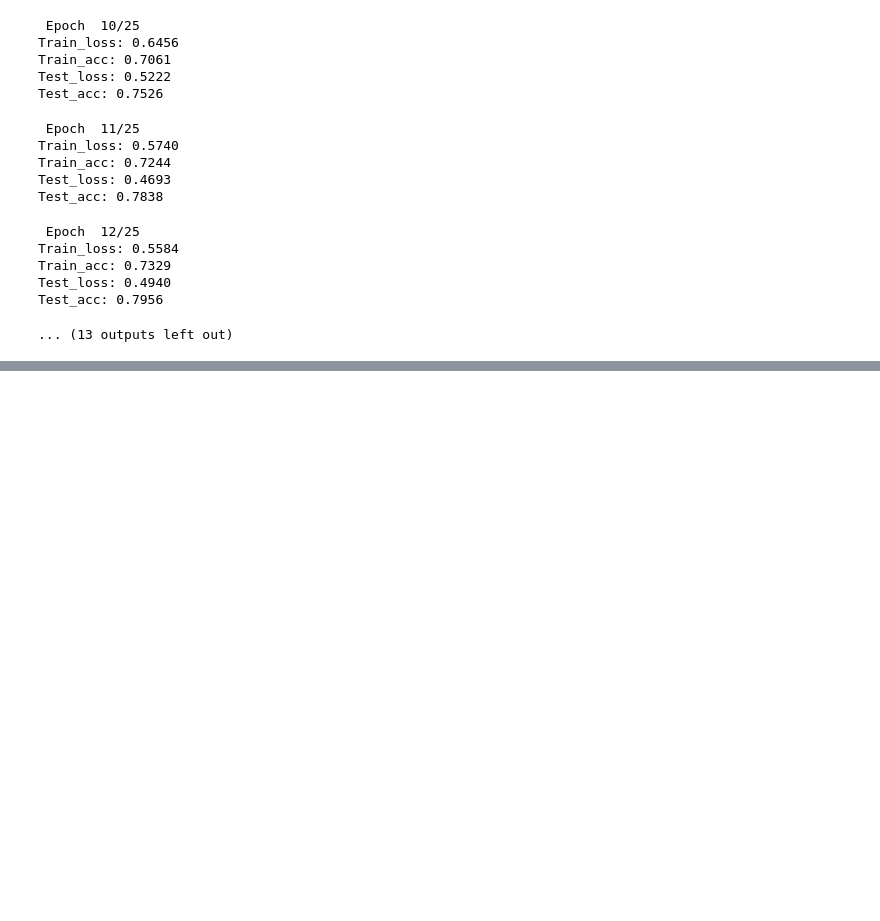
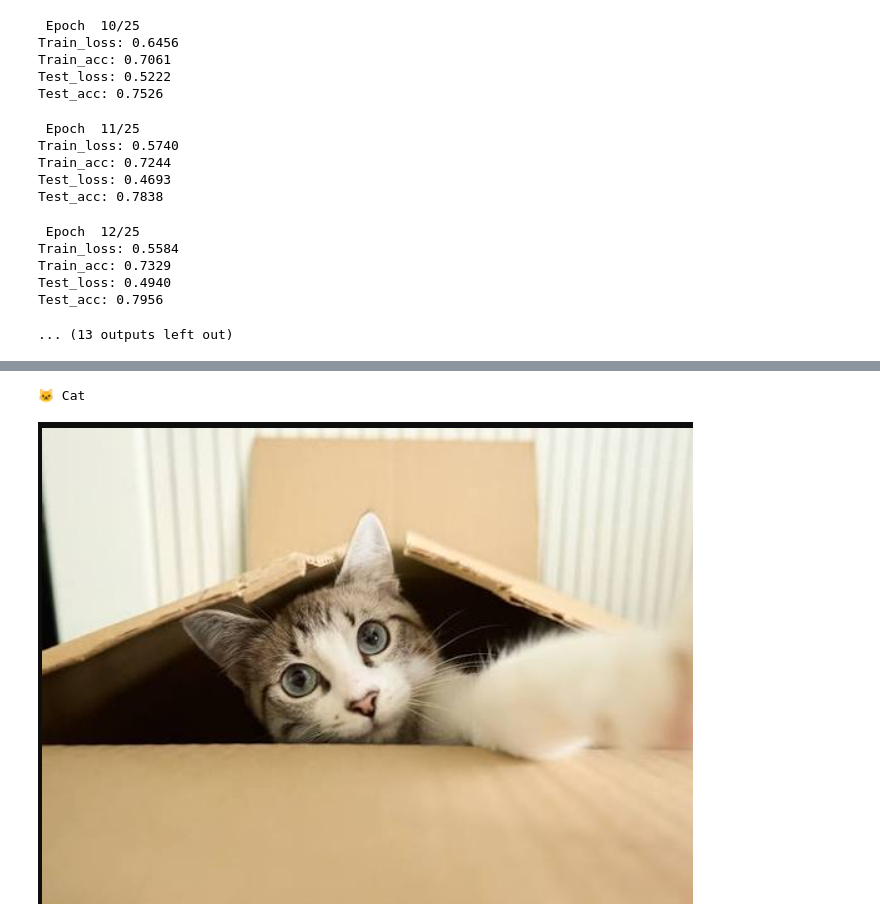
Before and after one commit to debjit11/PetVision, a Jupyter notebook: main.ipynb, the cells around one changed output, grey strips where cells are left out. Cells and saved outputs as stored; diff of their text form; code cells hidden in the pictures; blank space fills up the shorter version.

Commit message:
model testing

```diff
--- a/main.ipynb
+++ b/main.ipynb
@@ -501,0 +501,45 @@ print(" Model saved successfully!")
+# %%
+import torch
+from PIL import Image
+from torchvision import transforms
+
+
+model = ImageClassifier().to(device)
+model.load_state_dict(torch.load("saved_models/image_classifier.pth", map_location=device))
+model.eval()
+
+
+
+transform = transforms.Compose([
+    transforms.Resize((224,224)),
+    transforms.ToTensor()
+])
+
+
+image = Image.open(r"img3.png").convert("RGB")
+
+
+image = transform(image)
+
+
+image = image.unsqueeze(0)
+
+
+image = image.to(device)
+
+
+with torch.inference_mode():
+    output = model(image)
+
+prediction = output.argmax(dim=1).item()
+
+if prediction == 0:
+    print("🐱 Cat")
+else:
+    print("🐶 Dog")
+
+img = Image.open(r"img3.png")
+img
+# %% [output]
+🐱 Cat
+[figure, added]
```
Also changed, not shown: parts of 6 cells of this notebook.
